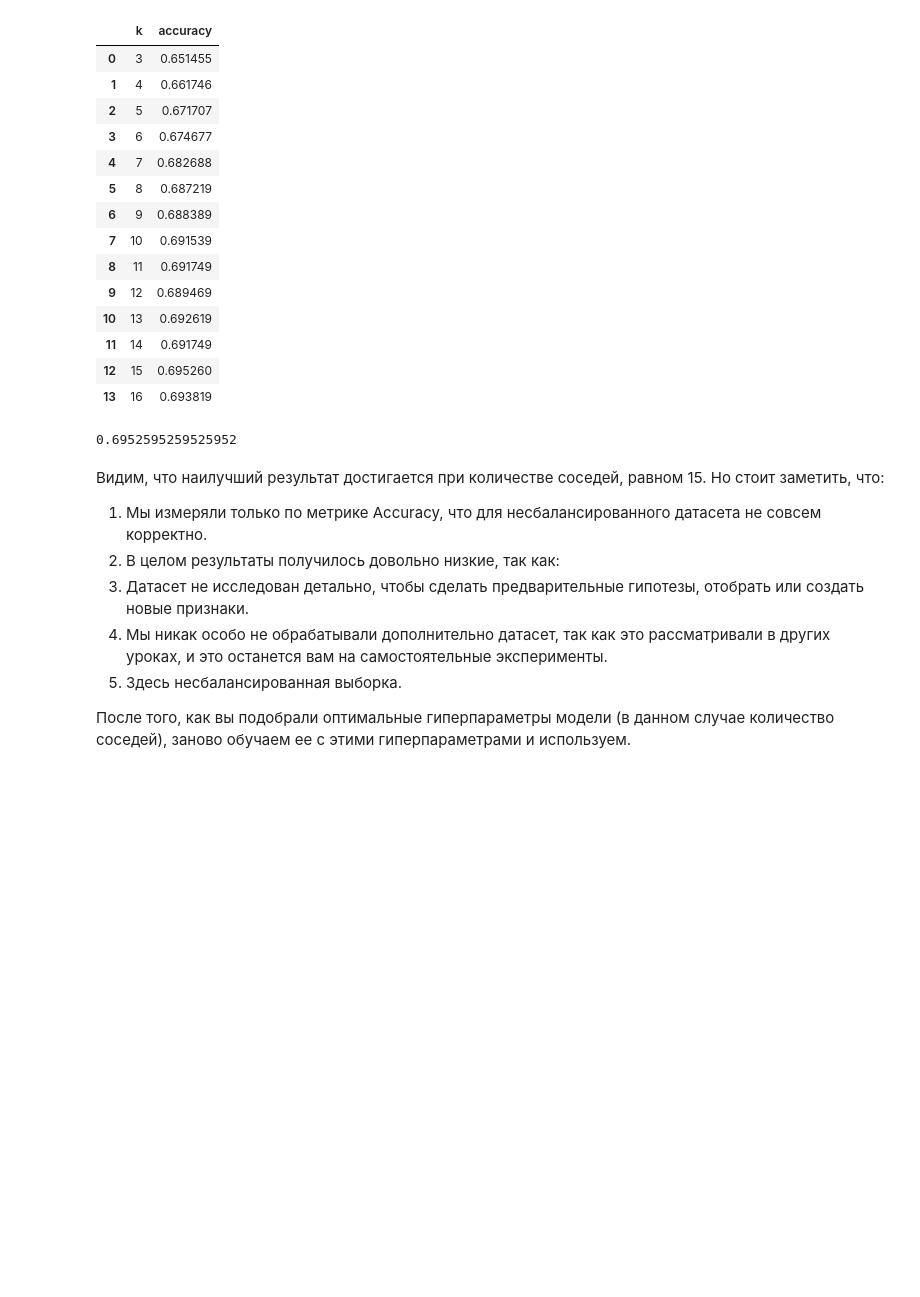
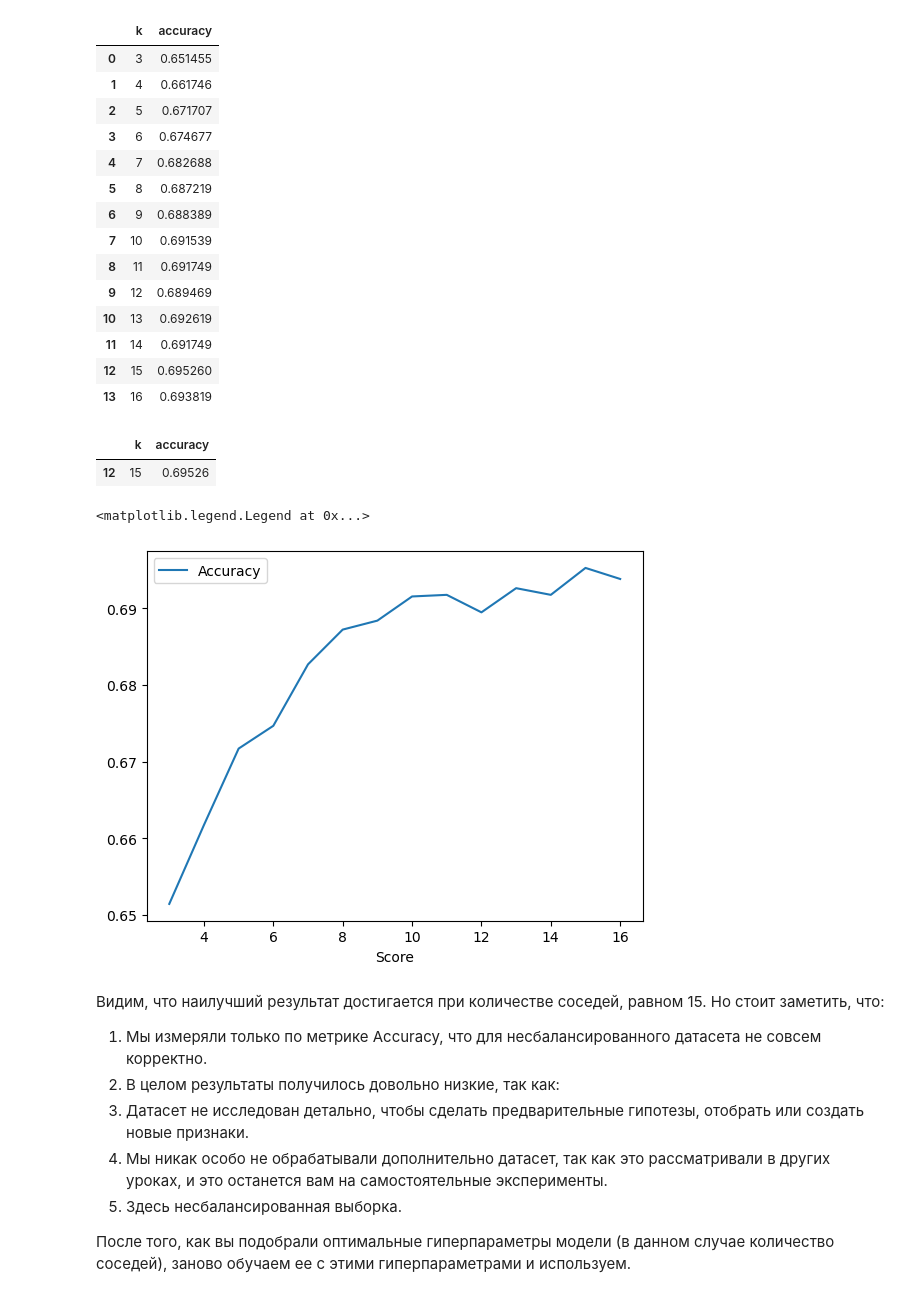
Before and after one commit to iTonyJah/DataScience, a Jupyter notebook: Edu/classical_ml/classical_ml_test.ipynb, the cells around one changed output. Cells and saved outputs as stored; diff of their text form; code cells hidden in the pictures; blank space fills up the shorter version.

```diff
--- a/Edu/classical_ml/classical_ml_test.ipynb
+++ b/Edu/classical_ml/classical_ml_test.ipynb
@@ -2760,9 +2760,20 @@ scores
 | 12 | 15 | 0.695260 |
 | 13 | 16 | 0.693819 |
 # %%
-scores.accuracy.max()
+scores[scores['accuracy'] == scores['accuracy'].max()]
 # %% [output]
-0.6952595259525952
+|  | k | accuracy |
+| 12 | 15 | 0.69526 |
+# %%
+import matplotlib.pyplot as plt
+
+plt.plot(scores['k'], scores['accuracy'], label='Accuracy')
+plt.xlabel('K')
+plt.xlabel('Score')
+plt.legend()
+# %% [output]
+<matplotlib.legend.Legend at 0x...>
+[figure, added]
 # %% [markdown]
 Видим, что наилучший результат достигается при количестве соседей, равном 15. Но стоит заметить, что:
 
```
Also changed, not shown: parts of 32 cells of this notebook, 3 other files.
